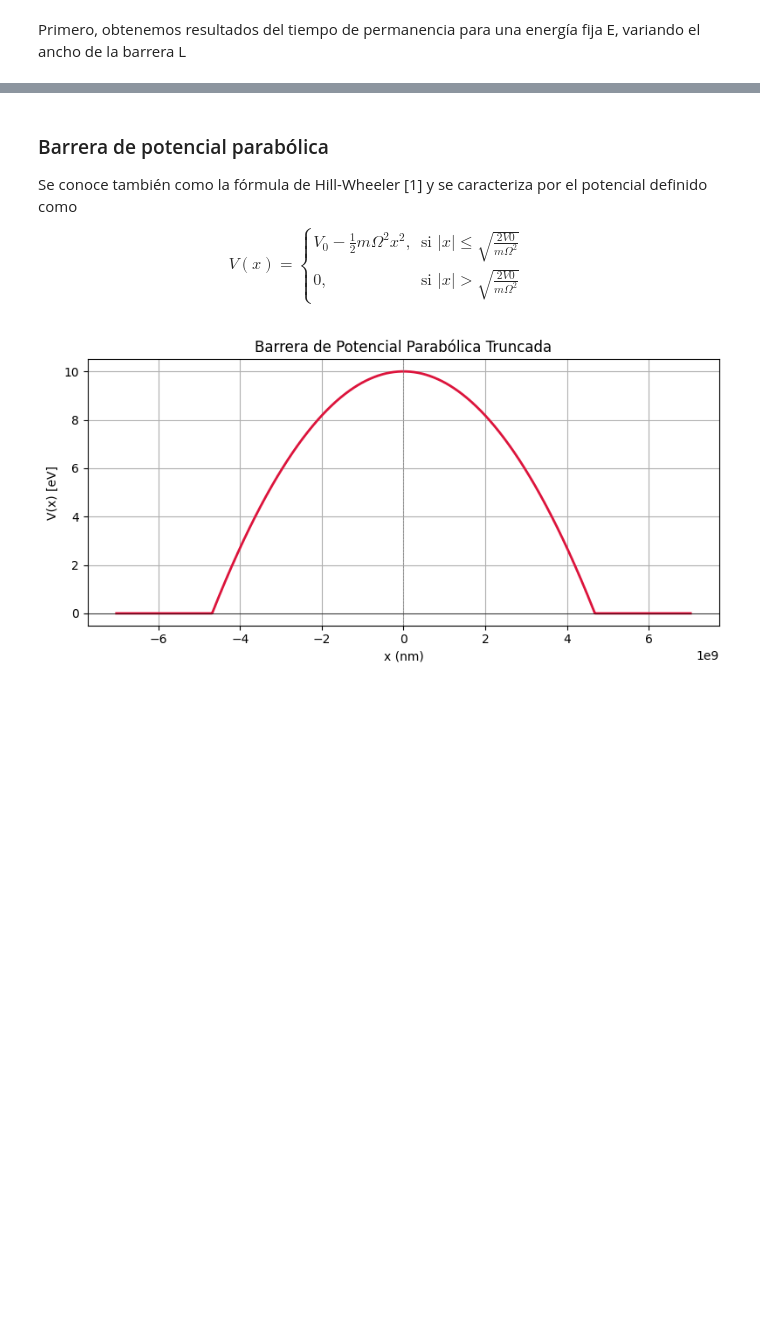
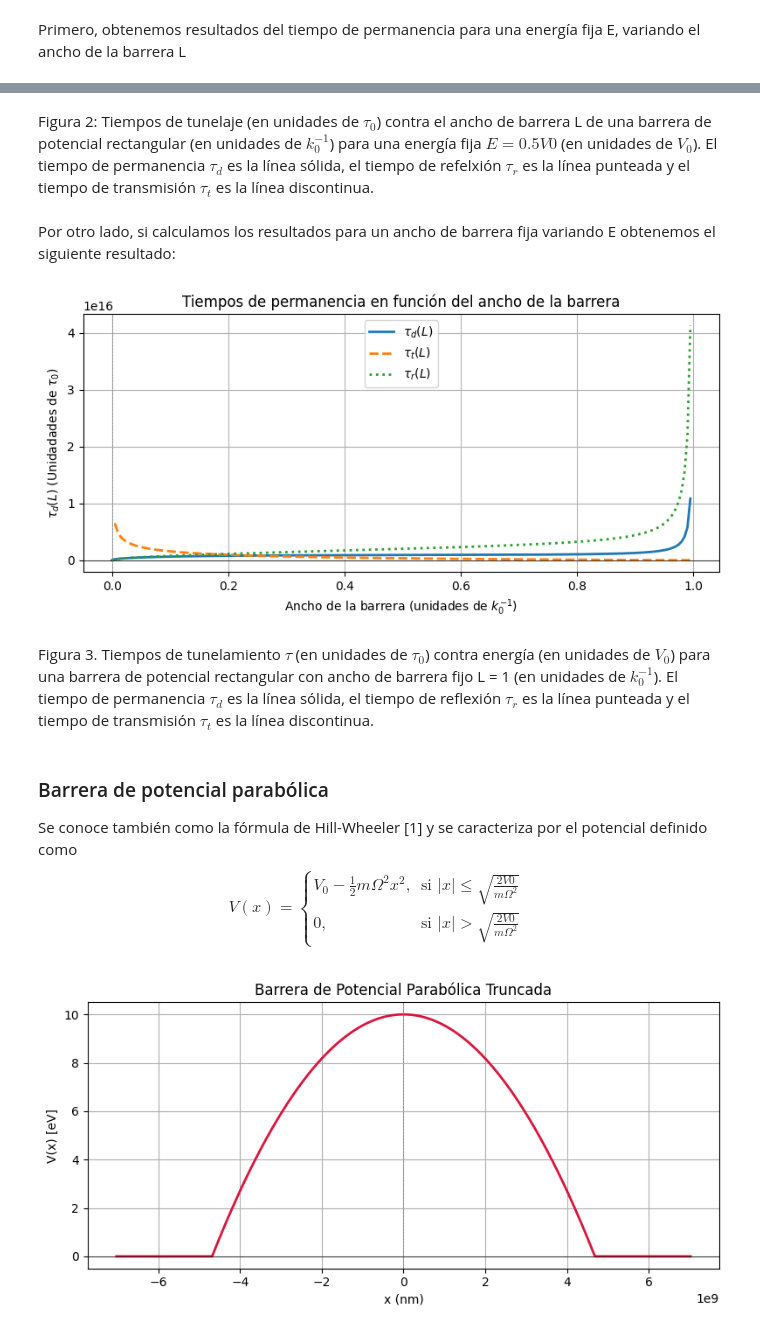
Before and after one commit to CR0NX73/Quantum-Tunnelling-Times, a Jupyter notebook: potenciales.ipynb, the cells around one changed output, grey strips where cells are left out. Cells and saved outputs as stored; diff of their text form; code cells hidden in the pictures; blank space fills up the shorter version.

```diff
--- a/potenciales.ipynb
+++ b/potenciales.ipynb
@@ -98,3 +131,55 @@ plt.show()
+# %% [markdown]
+Figura 2: Tiempos de tunelaje (en unidades de $\tau_0$) contra el ancho de barrera L de una barrera de potencial rectangular (en unidades de $k_0^{-1}$) para una energía fija $E = 0.5V0$ (en unidades de $V_0$). El tiempo de permanencia $\tau_d$ es la línea sólida, el tiempo de refelxión $\tau_r$ es la línea punteada y el tiempo de transmisión $\tau_t$ es la línea discontinua.
+# %% [markdown]
+Por otro lado, si calculamos los resultados para un ancho de barrera fija variando E obtenemos el siguiente resultado:
+# %%
+#Las constantes se definieron previamente
+V0 = 0.2 #eV
+
+# Se definen los parámetros para determinar el tiempo de permanencia
+k = lambda E: np.sqrt(2*m*E)/hbar
+kappa = lambda E: np.sqrt(2*m*(V0 - E))/hbar
+
+tau_0 = hbar / (2*V0) #Tiempo característico para determinar las unidades de tiempos de tunelaje
+k0 = np.sqrt(k(E)**2 + kappa(E)**2) #Utilizado para medir la unidades del ancho de barrera
+
+L = 1 / k0 #L es 1 en unidades de k0^-1
+
+Q = lambda E: np.sinh(2*kappa(E)*L) - 2*kappa(E)*L*(k(E)**2 - kappa(E)**2)
+tau_d = lambda E: k(E)/kappa(E) * Q(E)/(np.sinh(kappa(E)*L)**2 + (2*k(E)*kappa(E))**2) # dwell time
+
+tau_t = lambda E: 1/(4*k(E)**kappa(E)**3)*Q(E) #tau_t
+
+tau_r = lambda E: k(E)/kappa(E) * Q(E)/np.sinh(kappa(E)*L)**2 #tau_r
+
+
+E = np.arange(0, V0, 1e-3) # Lista de valores de energía
+
+dwell_times = tau_d(E) # Lista de resultados de tiempos de permanencia
+
+t_t = tau_t(E) # Lista de resultados de tau_t
+
+t_r = tau_r(E) # Lista de resultaods de tau_r
+
+#Se grafican los resultados en función del ancho de la barrera
+plt.figure(figsize=(8, 4))
+plt.plot(E/V0, dwell_times/tau_0, linestyle = '-', label = r"$\tau_d(L)$", lw=2) # Gráfica de tau_d
+plt.plot(E/V0, t_t/tau_0, linestyle = '--',label = r"$\tau_t(L)$", lw=2) # Gráfica de tau_t
+plt.plot(E/V0, t_r/tau_0, linestyle = ':',label = r"$\tau_r(L)$", lw=2) # Gráfica de tau_r
+
+plt.title('Tiempos de permanencia en función del ancho de la barrera')
+plt.xlabel(r'Ancho de la barrera (unidades de $k_0^{-1}$)')
+plt.ylabel(r'$\tau_d(L)$ (Unidadades de $\tau_0$)')
+plt.legend()
+plt.grid(True)
+plt.axhline(0, color='black', lw=0.5)
+plt.axvline(0, color='gray', linestyle='--', lw=0.5)
+plt.tight_layout()
+plt.show()
+# %% [output]
+[figure, added]
+# %% [markdown]
+Figura 3. Tiempos de tunelamiento $\tau$ (en unidades de $\tau_0$) contra energía (en unidades de $V_0$) para una barrera de potencial rectangular con ancho de barrera fijo L = 1 (en unidades de $k_0^{-1}$). El tiempo de permanencia $\tau_d$ es la línea sólida, el tiempo de reflexión $\tau_r$ es la línea punteada y el tiempo de transmisión $\tau_t$ es la línea discontinua.
 # %% [markdown]
 <h3>Barrera de potencial parabólica</h3>
 Se conoce también como la fórmula de Hill-Wheeler [1] y se caracteriza por el potencial definido como
```
Also changed, not shown: parts of 6 cells of this notebook.
